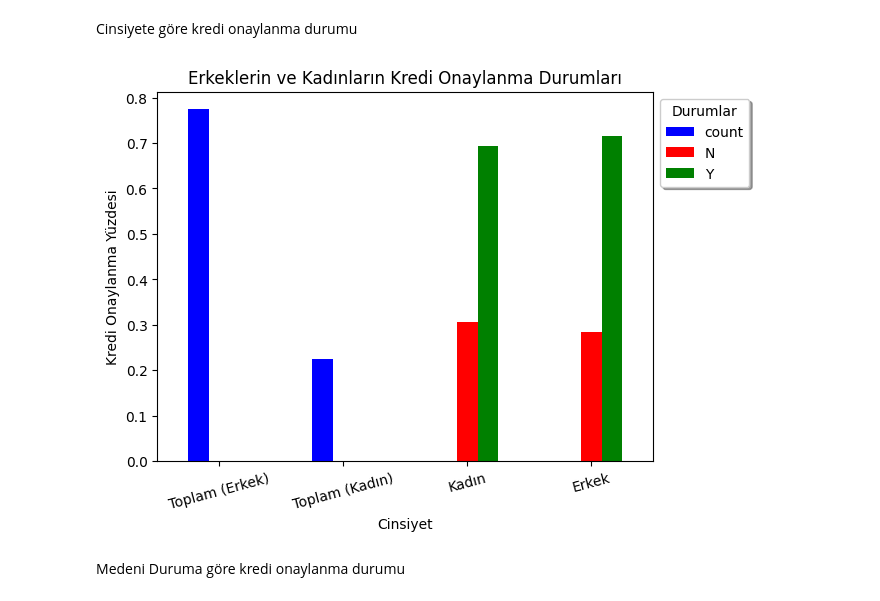
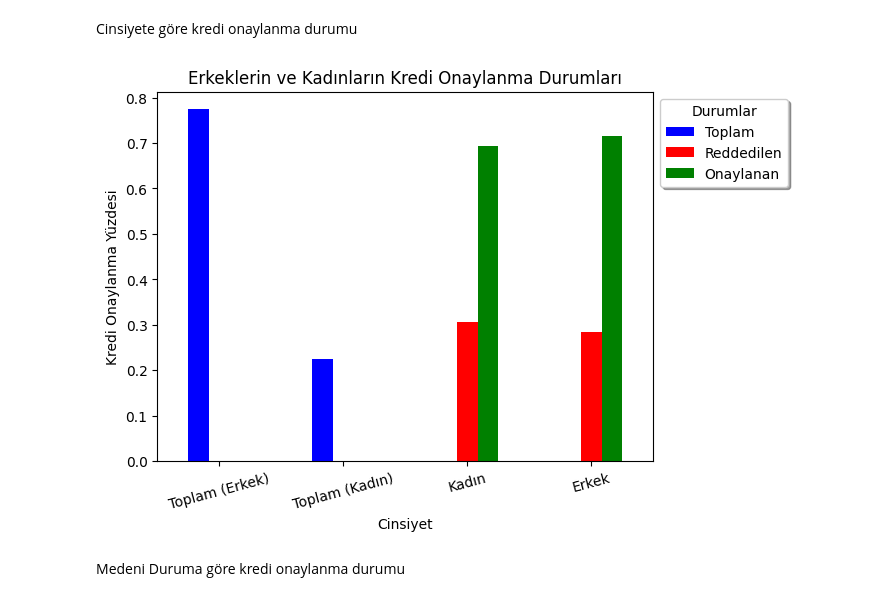
Before and after one commit to 1BarisErkus/AI, a Jupyter notebook: main.ipynb, the cells around one changed output. Saved outputs shown, nothing was run; the diff lists cells and outputs as text; code cells hidden in the pictures.

```diff
--- a/main.ipynb
+++ b/main.ipynb
@@ -104,3 +110,5 @@ En çok tekrar eden credit_history: 1.0
+# %%
+data['Dependents'] = data['Dependents'].replace({'3+': 3})
 # %% [markdown]
 Gereksiz sütunlarun silinmesi
 # %%
@@ -134,21 +142,22 @@ Cinsiyete göre kredi onaylanma durumu
 # %%
 gender_loan_status_counts = data.groupby(['Gender', 'Loan_Status']).size().unstack()
 
 # Yüzdelerin hesaplanması
 gender_counts_percent = gender_counts / gender_counts.sum()
 gender_loan_status_counts_percent = gender_loan_status_counts.div(gender_loan_status_counts.sum(axis=1), axis=0)
+
 
 combined_counts = pd.concat([gender_counts_percent, gender_loan_status_counts_percent], axis=0)
 
 combined_counts.plot(kind='bar', color=['blue', 'red', 'green'])
 plt.xlabel('Cinsiyet')
 plt.ylabel('Kredi Onaylanma Yüzdesi')
 plt.title('Erkeklerin ve Kadınların Kredi Onaylanma Durumları')
 plt.xticks(ticks=[0, 1, 2, 3], rotation=15, labels=['Toplam (Erkek)', 'Toplam (Kadın)', 'Kadın', 'Erkek'])
-plt.legend(bbox_to_anchor=(1, 1), ncol=1, title='Durumlar', shadow=True)
+plt.legend(bbox_to_anchor=(1, 1), ncol=1, title='Durumlar', shadow=True, labels=['Toplam', 'Reddedilen', 'Onaylanan'])
 plt.show()
 # %% [output]
-[figure, old version]
+[figure, new version]
 # %% [markdown]
 Medeni Duruma göre kredi onaylanma durumu
 # %%
```
Also changed, not shown: parts of 9 cells of this notebook.
